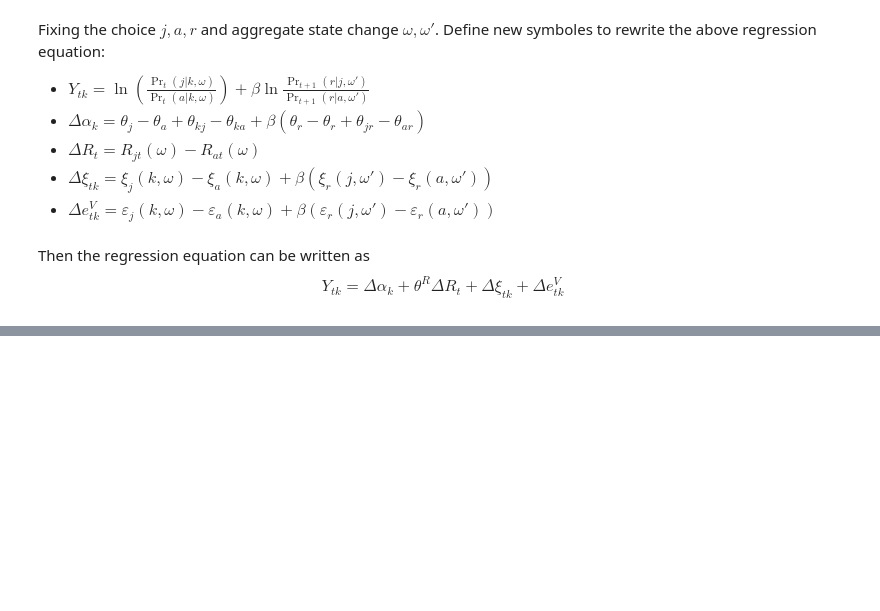
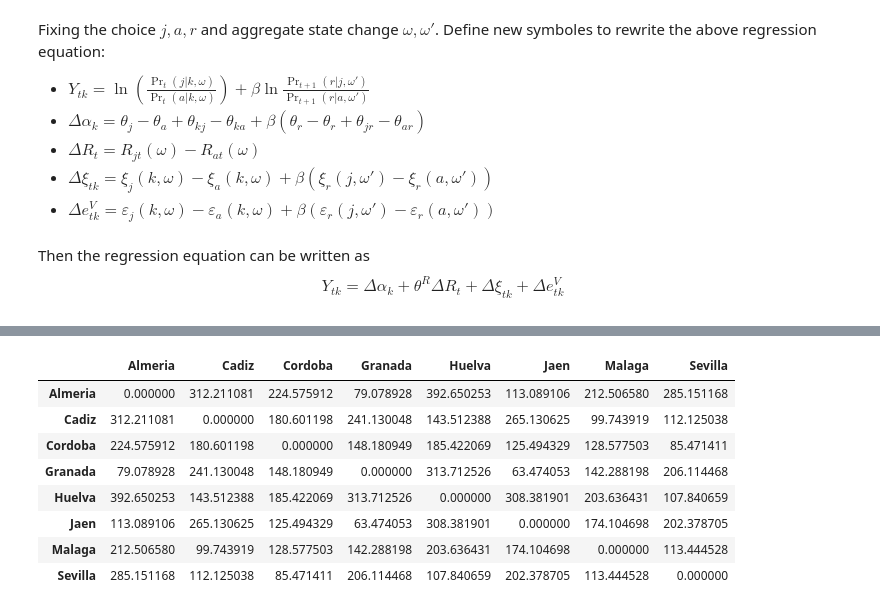
Before and after one commit to zixuanffu/environmental_economics, a Jupyter notebook: CodingExercise/Code/notebook.ipynb, the cells around one changed output, grey strips where cells are left out. Cells and saved outputs as stored; diff of their text form; code cells hidden in the pictures; blank space fills up the shorter version.

```diff
--- a/CodingExercise/Code/notebook.ipynb
+++ b/CodingExercise/Code/notebook.ipynb
@@ -188,0 +219,19 @@ where $\omega_t$ is the aggregate state at time $t$.
+# %%
+# For each province, calculate the distance and weight matrix
+province_ccps = {}
+
+for prov in grid['prov'].unique():
+    grid_prov = grid[grid['prov'] == prov].copy()
+    grid_prov['centroid'] = grid_prov.geometry.centroid
+    centroids = grid_prov['centroid'].tolist()
+    grid_ids = grid_prov['grid_id'].tolist()
+    n = len(grid_ids)
+    dist_matrix = np.zeros((n, n))
+    for i in range(n):
+        for j in range(n):
+            dist_matrix[i, j] = centroids[i].distance(centroids[j]) / 1000  # meters to km
+    weight_matrix = (1 + dist_matrix) ** -2
+    province_ccps[prov] = {
+        'grid_ids': grid_ids,
+        'weight_matrix': weight_matrix
+    }
@@ -188,0 +305,26 @@ where $\omega_t$ is the aggregate state at time $t$.
+# %%
+# Calculate centroids of each province using the grid
+grid_centroids = grid.dissolve(by="grid_id").centroid
+
+# Create a distance matrix (in kilometers) between province centroids
+grid_names = grid_centroids.index.tolist()
+n = len(grid_names)
+distance_matrix = np.zeros((n, n))
+
+for i in range(n):
+    for j in range(n):
+        distance_matrix[i, j] =grid_centroids.iloc[i].distance(grid_centroids.iloc[j]) / 1000  # meters to km
+
+# Create a DataFrame for easier viewing
+province_distance_df = pd.DataFrame(distance_matrix, index=grid_names, columns=grid_names)
+province_distance_df
+# %% [output]
+|  | Almeria | Cadiz | Cordoba | Granada | Huelva | Jaen | Malaga | Sevilla |
+| Almeria | 0.000000 | 312.211081 | 224.575912 | 79.078928 | 392.650253 | 113.089106 | 212.506580 | 285.151168 |
+| Cadiz | 312.211081 | 0.000000 | 180.601198 | 241.130048 | 143.512388 | 265.130625 | 99.743919 | 112.125038 |
+| Cordoba | 224.575912 | 180.601198 | 0.000000 | 148.180949 | 185.422069 | 125.494329 | 128.577503 | 85.471411 |
+| Granada | 79.078928 | 241.130048 | 148.180949 | 0.000000 | 313.712526 | 63.474053 | 142.288198 | 206.114468 |
+| Huelva | 392.650253 | 143.512388 | 185.422069 | 313.712526 | 0.000000 | 308.381901 | 203.636431 | 107.840659 |
+| Jaen | 113.089106 | 265.130625 | 125.494329 | 63.474053 | 308.381901 | 0.000000 | 174.104698 | 202.378705 |
+| Malaga | 212.506580 | 99.743919 | 128.577503 | 142.288198 | 203.636431 | 174.104698 | 0.000000 | 113.444528 |
+| Sevilla | 285.151168 | 112.125038 | 85.471411 | 206.114468 | 107.840659 | 202.378705 | 113.444528 | 0.000000 |
```
Also changed, not shown: parts of 14 cells of this notebook.
